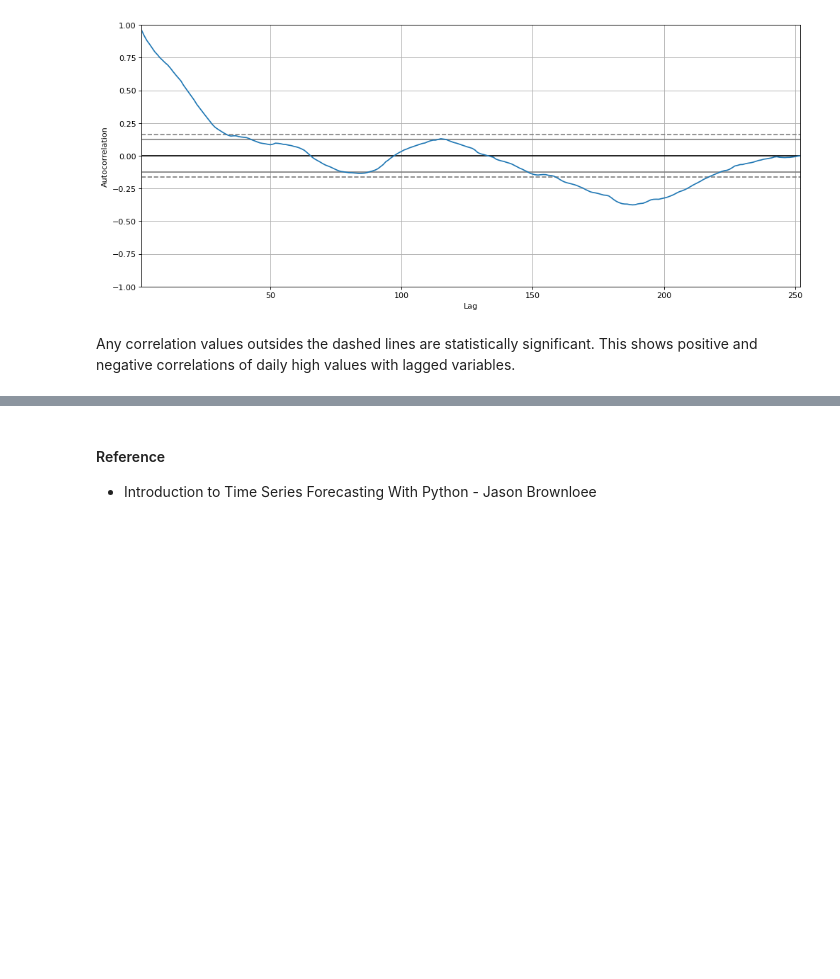
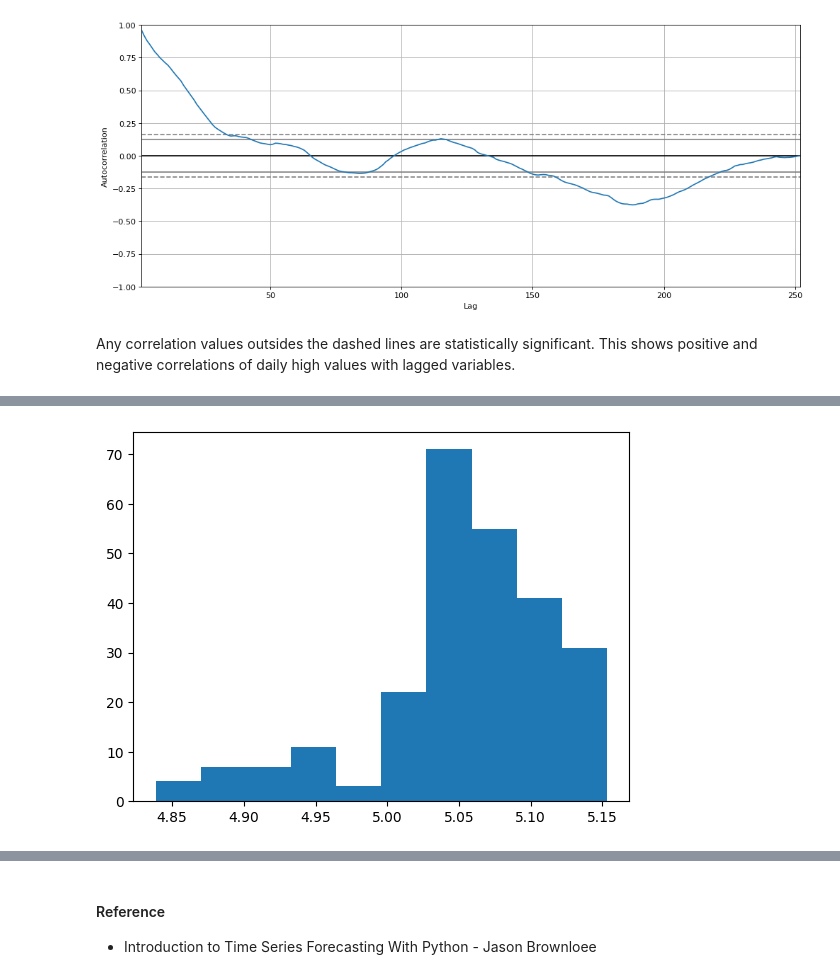
Before and after one commit to tharina11/Financial-Data-Analysis, a Jupyter notebook: Data Exploration/Exploration of stock data high prices.ipynb, the cells around one changed output, grey strips where cells are left out. Saved outputs shown, nothing was run; the diff lists cells and outputs as text; code cells hidden in the pictures; blank space fills up the shorter version.

```diff
--- a/Data Exploration/Exploration of stock data high prices.ipynb
+++ b/Data Exploration/Exploration of stock data high prices.ipynb
@@ -110,0 +128,6 @@ Any correlation values outsides the dashed lines are statistically significant.
+# %%
+# Histogram
+plt.hist(daily_high_log)
+plt.show()
+# %% [output]
+[figure, added]
```
Also changed, not shown: parts of 9 cells of this notebook.
